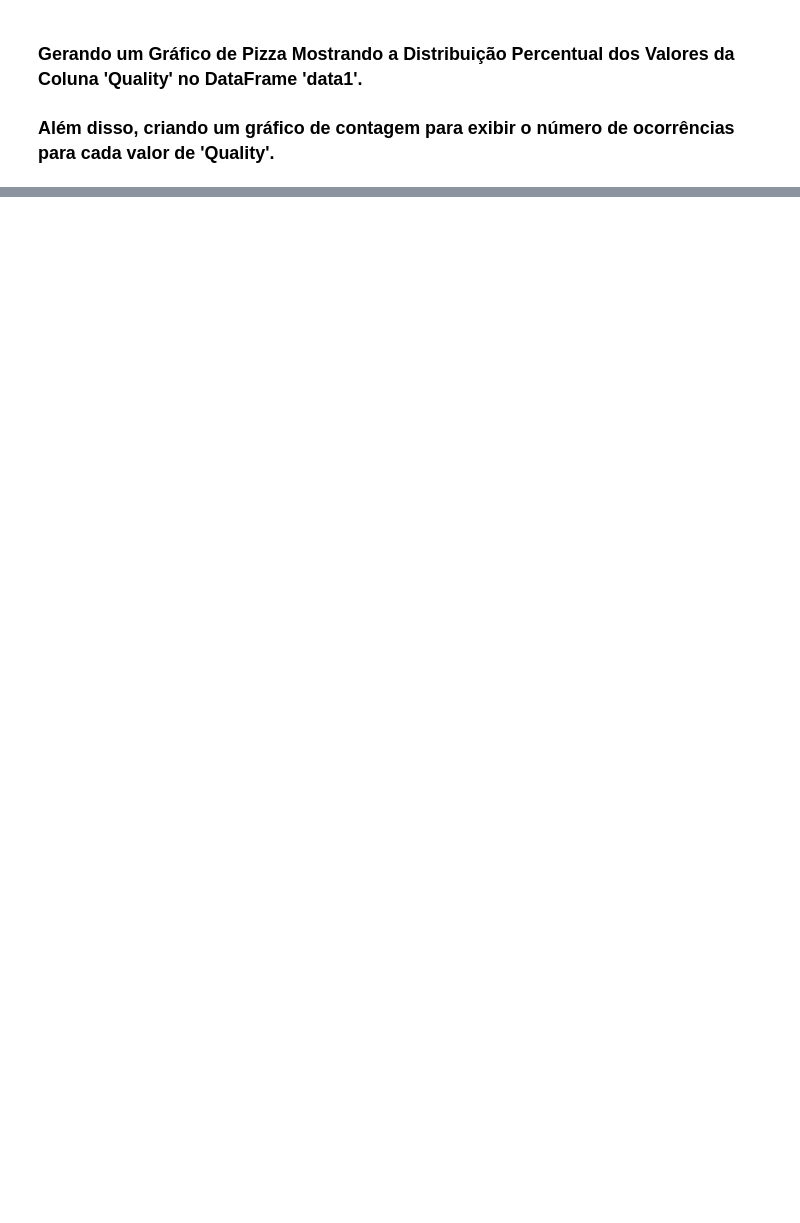
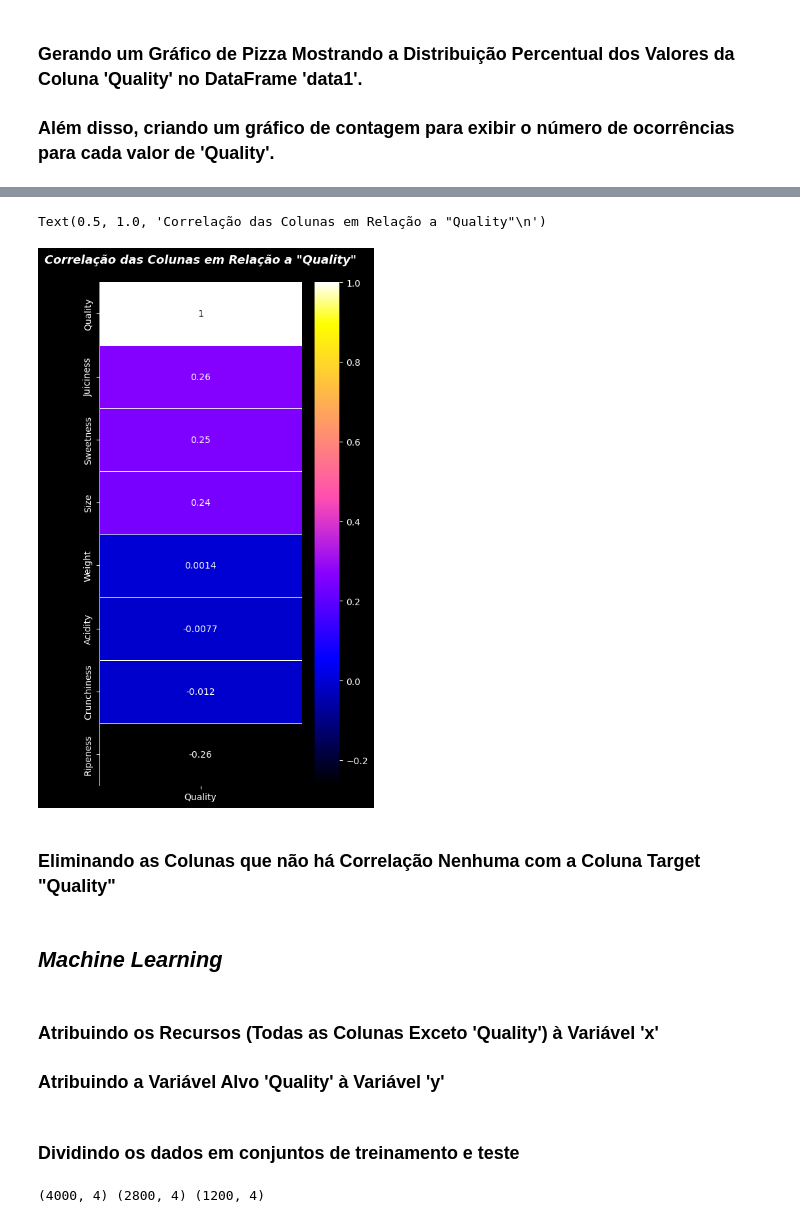
Before and after one commit to JonathaVaz/Classificacao_de_Macas_Machine_Learning, a Jupyter notebook: Machine Learning - Classificação de Maças 3 (Direto ao Ponto).ipynb, the cells around one changed output, grey strips where cells are left out. Saved outputs shown, nothing was run; the diff lists cells and outputs as text; code cells hidden in the pictures; blank space fills up the shorter version.

```diff
--- a/Machine Learning - Classificação de Maças 3 (Direto ao Ponto).ipynb
+++ b/Machine Learning - Classificação de Maças 3 (Direto ao Ponto).ipynb
@@ -224,0 +343,14 @@ plt.show()
+# %%
+plt.style.use('dark_background')
+
+fig, ax = plt.subplots(figsize=(5,10))
+
+corr = data1.corrwith(data1['Quality']).sort_values(ascending=False).to_frame()
+corr.columns = ['Quality']
+sns.heatmap(corr, annot=True, cmap='gnuplot2', linewidths=0.4, linecolor='white');
+plt.title('Correlação das Colunas em Relação a "Quality"\n', fontsize=13, fontweight='bold', style='italic')
+# %% [output]
+Text(0.5, 1.0, 'Correlação das Colunas em Relação a "Quality"\n')
+[figure, added]
+# %% [markdown]
+### **Eliminando as Colunas que não há Correlação Nenhuma com a Coluna Target "Quality"**
@@ -224,0 +359,5 @@ plt.show()
+# %% [markdown]
+## ***Machine Learning***
+# %% [markdown]
+### **Atribuindo os Recursos (Todas as Colunas Exceto 'Quality') à Variável 'x'**
+### **Atribuindo a Variável Alvo 'Quality' à Variável 'y'**
@@ -224,0 +368,8 @@ plt.show()
+# %% [markdown]
+### **Dividindo os dados em conjuntos de treinamento e teste**
+# %%
+x_train, x_test, y_train, y_test = train_test_split(x,y, test_size=0.3, random_state=101)
+
+print(x.shape, x_train.shape, x_test.shape)
+# %% [output]
+(4000, 4) (2800, 4) (1200, 4)
```
Also changed, not shown: parts of 50 cells of this notebook.
